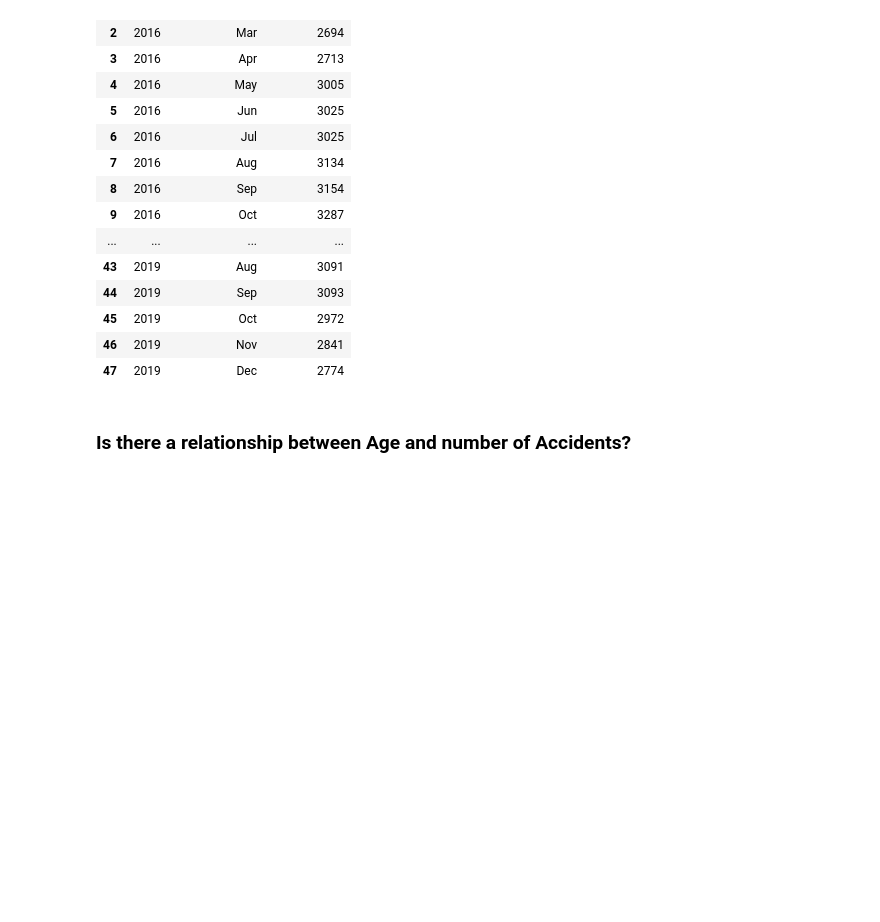
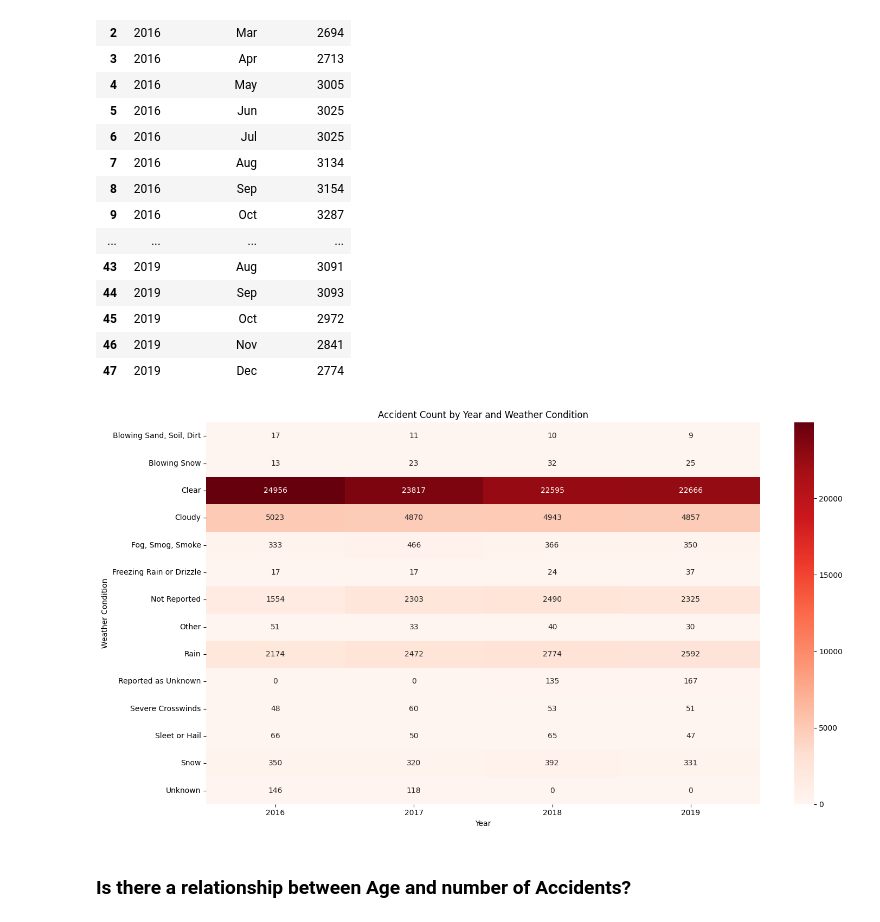
Before and after one commit to ddlondono/Traffic-Incidents-, a Jupyter notebook: Data 604 Project.ipynb, the cells around one changed output. Saved outputs shown, nothing was run; the diff lists cells and outputs as text; code cells hidden in the pictures; blank space fills up the shorter version.

```diff
--- a/Data 604 Project.ipynb
+++ b/Data 604 Project.ipynb
@@ -282,3 +324,20 @@ fig.show()
+# %%
+import seaborn as sns
+import matplotlib.pyplot as plt
+
+sns.set_palette("Reds")
+heatmap_data = severity_data.pivot_table(index='WEATHERNAME', columns='YEAR', values='accident_count', fill_value=0)
+
+# Create a heatmap
+plt.figure(figsize=(15, 8))
+sns.heatmap(heatmap_data, cmap='Reds', annot=True, fmt='g')
+plt.title('Accident Count by Year and Weather Condition')
+plt.xlabel('Year')
+plt.ylabel('Weather Condition')
+plt.tight_layout()
+plt.show()
+# %% [output]
+[figure, added]
 # %%
 import pandas as pd
 import sqlalchemy as sq
```
Also changed, not shown: parts of 1 cell of this notebook.
